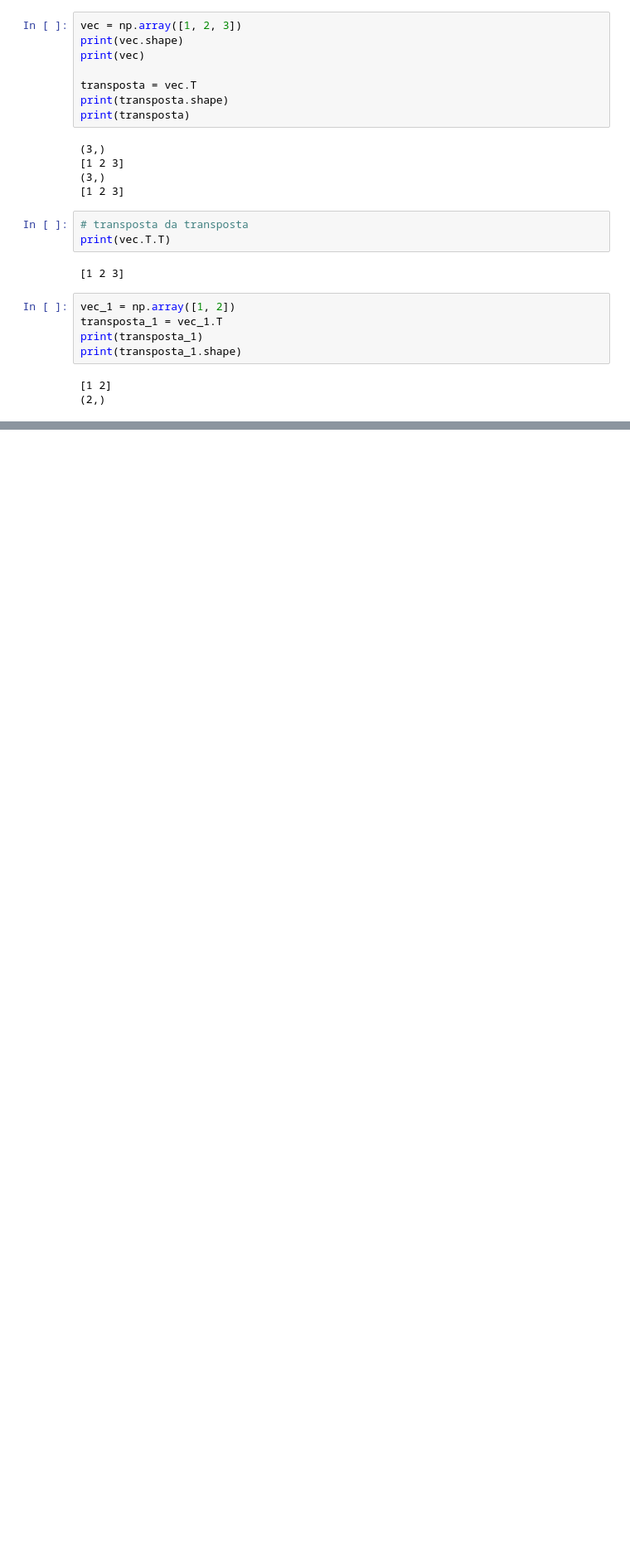
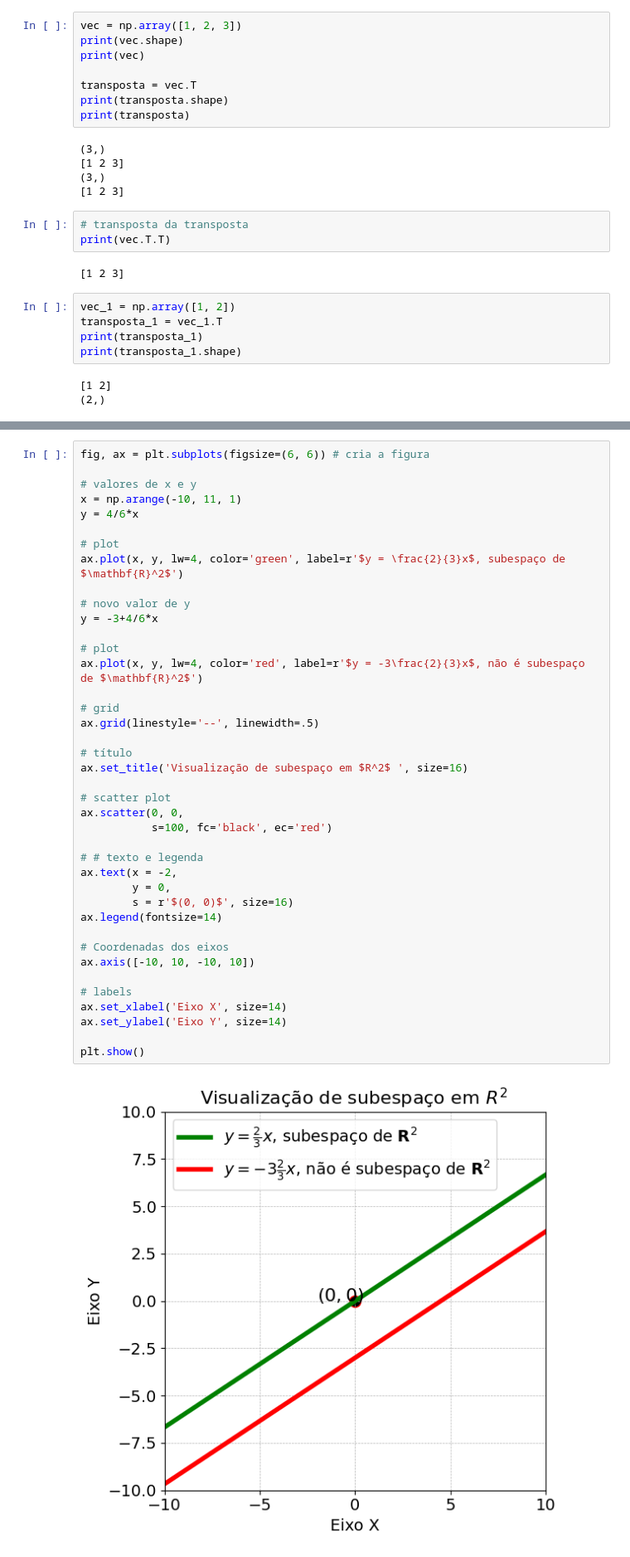
Before and after one commit to lleofernandes/DSA, a Jupyter notebook: 01_matematica_estatistica_ds_ml_ia/Lab4.ipynb, the cells around one changed output, grey strips where cells are left out. Shown at 83% size. Saved outputs shown, nothing was run; the diff lists cells and outputs as text; blank space fills up the shorter version.

```diff
--- a/01_matematica_estatistica_ds_ml_ia/Lab4.ipynb
+++ b/01_matematica_estatistica_ds_ml_ia/Lab4.ipynb
@@ -455,0 +770,42 @@ print(transposta_1.shape)
+# %%
+fig, ax = plt.subplots(figsize=(6, 6)) # cria a figura
+
+# valores de x e y
+x = np.arange(-10, 11, 1)
+y = 4/6*x
+
+# plot
+ax.plot(x, y, lw=4, color='green', label=r'$y = \frac{2}{3}x$, subespaço de $\mathbf{R}^2$')
+
+# novo valor de y
+y = -3+4/6*x
+
+# plot
+ax.plot(x, y, lw=4, color='red', label=r'$y = -3\frac{2}{3}x$, não é subespaço de $\mathbf{R}^2$')
+
+# grid
+ax.grid(linestyle='--', linewidth=.5)
+
+# título
+ax.set_title('Visualização de subespaço em $R^2$ ', size=16)
+
+# scatter plot
+ax.scatter(0, 0,
+           s=100, fc='black', ec='red')
+
+# # texto e legenda
+ax.text(x = -2,
+        y = 0,
+        s = r'$(0, 0)$', size=16)
+ax.legend(fontsize=14)
+
+# Coordenadas dos eixos
+ax.axis([-10, 10, -10, 10])
+
+# labels
+ax.set_xlabel('Eixo X', size=14)
+ax.set_ylabel('Eixo Y', size=14)
+
+plt.show()
+# %% [output]
+[figure, added]
```
Also changed, not shown: parts of 31 cells of this notebook.
